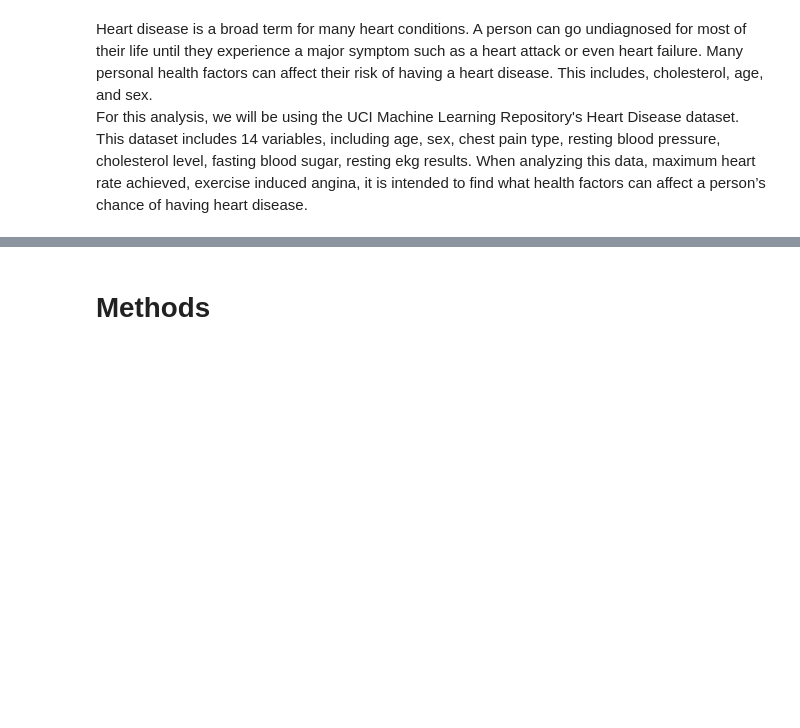
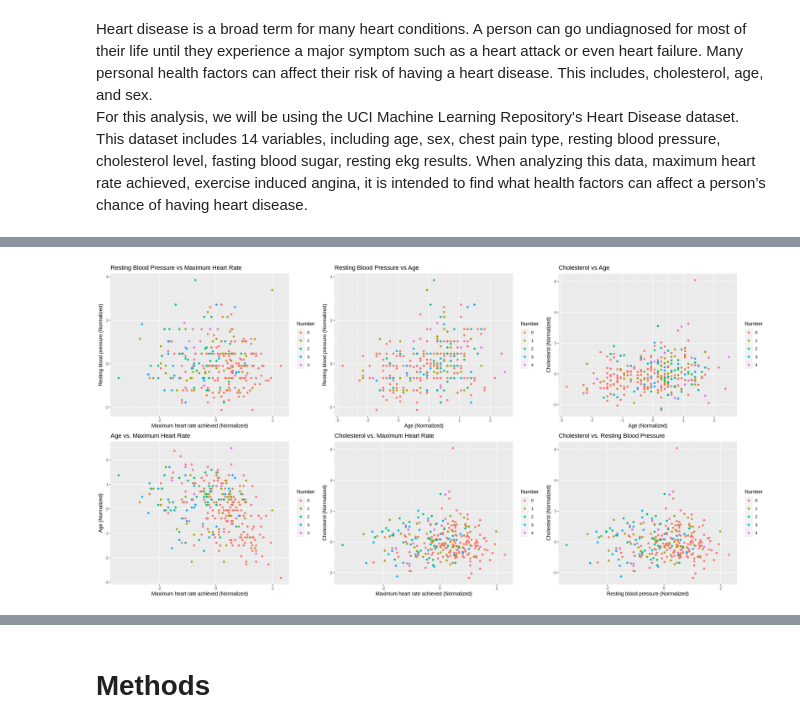
Before and after one commit to 19Lefoue/Heart_disease, a Jupyter notebook: Heart_disease.ipynb, the cells around one changed output, grey strips where cells are left out. Saved outputs shown, nothing was run; the diff lists cells and outputs as text; code cells hidden in the pictures; blank space fills up the shorter version.

Commit message:
Addressed feedback points from proposal, created exploratory analysis step.

```diff
--- a/Heart_disease.ipynb
+++ b/Heart_disease.ipynb
@@ -35,0 +73,45 @@ For this analysis, we will be using the UCI Machine Learning Repository's Heart
+# %%
+options(repr.plot.height = 10, repr.plot.width = 20)
+
+scaled_heart_disease <- heart_disease %>%
+   mutate(across('age':'thal', scale))
+exp_plot1<-ggplot(scaled_heart_disease,aes(x=thalach,y=trestbps,color=num)) +
+           geom_point() +
+           xlab('Maximum heart rate achieved (Normalized)') +
+           ylab('Resting blood pressure (Normalized)') +
+           labs(color='Number') +
+           ggtitle('Resting Blood Pressure vs Maximum Heart Rate')
+
+exp_plot2<-ggplot(scaled_heart_disease,aes(x=age,y=trestbps,color=num)) +
+           geom_point() +
+           xlab('Age (Normalized)') +
+           ylab('Resting blood pressure (Normalized)')  +
+           labs(color='Number') +
+           ggtitle('Resting Blood Pressure vs Age')
+exp_plot3<-ggplot(scaled_heart_disease,aes(x=age,y=chol,color=num)) +
+           geom_point() +
+           xlab('Age (Normalized)') +
+           ylab('Cholesterol (Normalized)')  +
+           labs(color='Number') +
+           ggtitle('Cholesterol vs Age')
+exp_plot4<-ggplot(scaled_heart_disease,aes(x=thalach,y=age,color=num)) +
+           geom_point() +
+           xlab('Maximum heart rate achieved (Normalized)') +
+           ylab('Age (Normalized)')  +
+           labs(color='Number') +
+           ggtitle('Age vs. Maximum Heart Rate')
+exp_plot5<-ggplot(scaled_heart_disease,aes(x=thalach,y=chol,color=num)) +
+           geom_point() +
+           xlab('Maximum heart rate achieved (Normalized)') +
+           ylab('Cholesterol (Normalized)')  +
+           labs(color='Number') +
+           ggtitle('Cholesterol vs. Maximum Heart Rate')
+exp_plot6<-ggplot(scaled_heart_disease,aes(x=thalach,y=chol,color=num)) +
+           geom_point() +
+           xlab('Resting blood pressure (Normalized)') +
+           ylab('Cholesterol (Normalized)')  +
+           labs(color='Number') +
+           ggtitle('Cholesterol vs. Resting Blood Pressure')
+plot_grid(exp_plot1, exp_plot2, exp_plot3, exp_plot4, exp_plot5, exp_plot6, ncol = 3)
+# %% [output]
+[figure, added]
```
Also changed, not shown: parts of 8 cells of this notebook.
